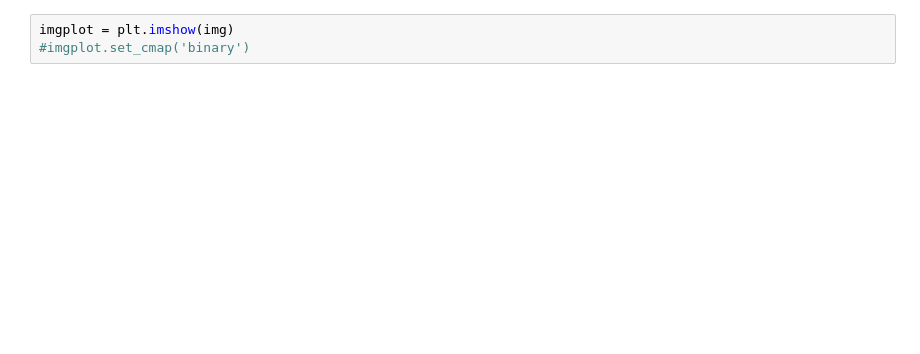
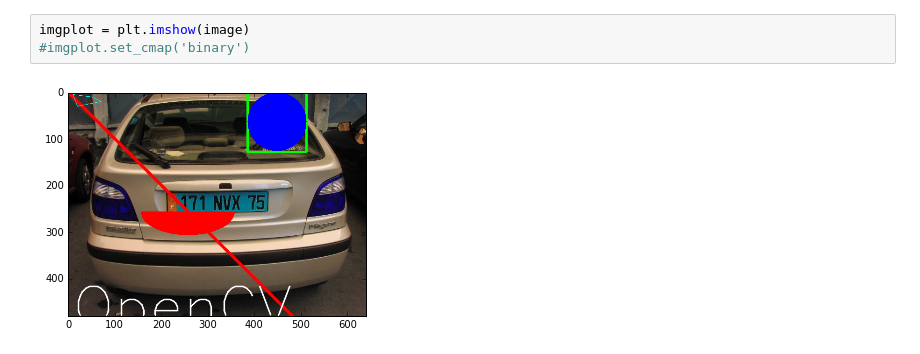
Before and after one commit to abhisheietk/tf, a Jupyter notebook: Untitled.ipynb, the cells around one changed output. Saved outputs shown, nothing was run; the diff lists cells and outputs as text; blank space fills up the shorter version.

```diff
--- a/Untitled.ipynb
+++ b/Untitled.ipynb
@@ -27,3 +29,5 @@ plt.show()
 # %%
-imgplot = plt.imshow(img)
+imgplot = plt.imshow(image)
 #imgplot.set_cmap('binary')
+# %% [output]
+[figure, added]
```
Also changed, not shown: parts of 2 cells of this notebook, 15 other files.
